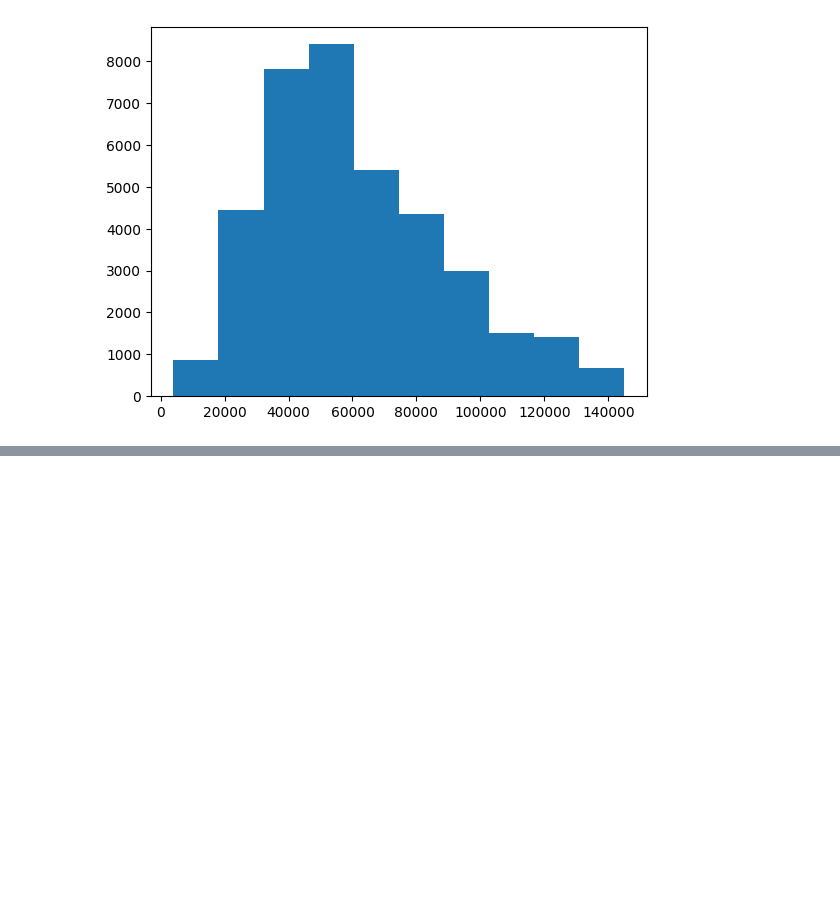
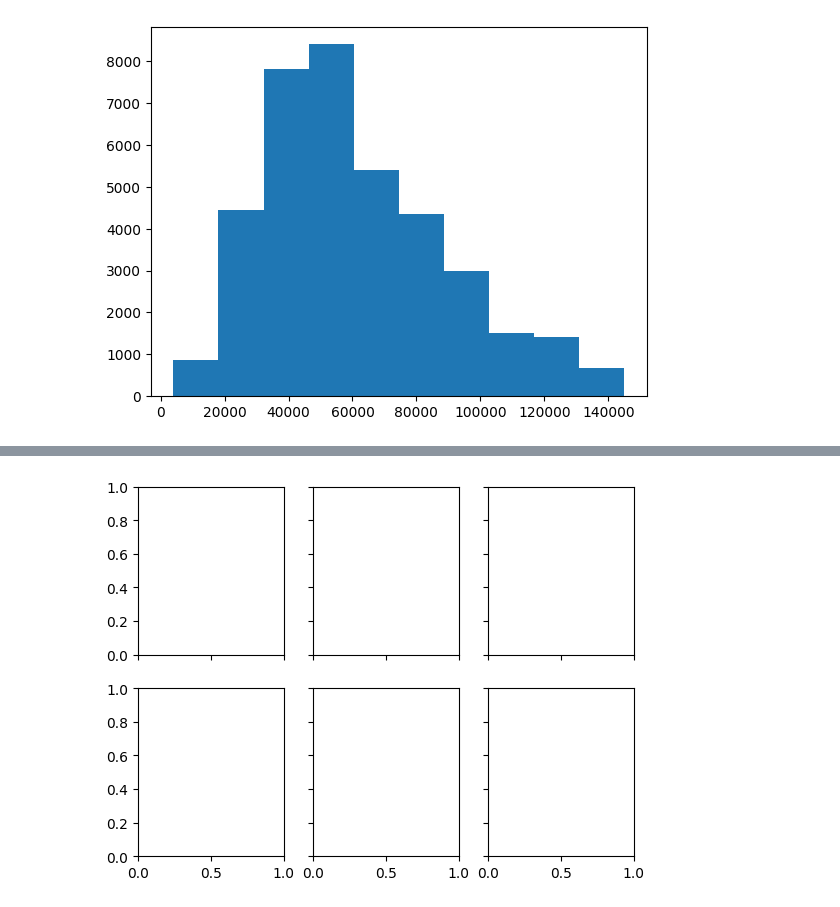
Before and after one commit to pradeepkumarr355199/lendingClub, a Jupyter notebook: LendingClub.ipynb, the cells around one changed output, grey strips where cells are left out. Drawn from its saved outputs; the diff is of its cells as text; code cells hidden in the pictures; blank space fills up the shorter version.

```diff
--- a/LendingClub.ipynb
+++ b/LendingClub.ipynb
@@ -238,0 +554,5 @@ plt.hist(df3.annual_inc, bins=10)
+# %%
+fig, ax = plt.subplots(ncols=3, nrows=2, sharex=True, sharey=True)
+ax[0][0].
+# %% [output]
+[figure, added]
```
Also changed, not shown: parts of 63 cells of this notebook.
